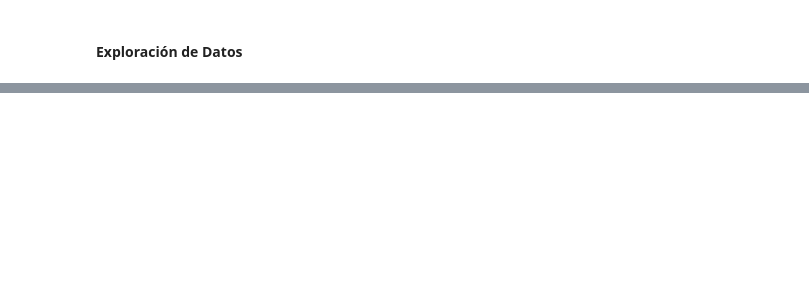
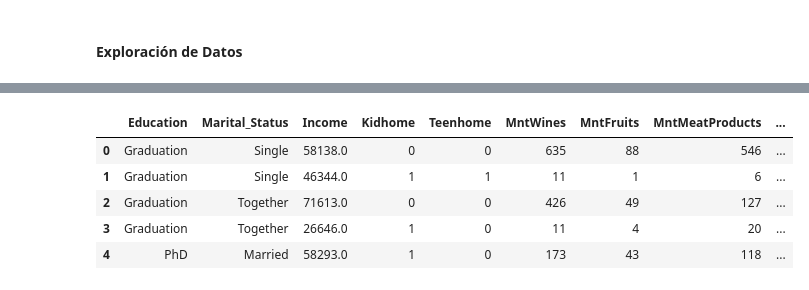
Before and after one commit to Ju-oogle/DS-CH-32845, a Jupyter notebook: Customer_Analysis.ipynb, the cells around one changed output, grey strips where cells are left out. Drawn from its saved outputs; the diff is of its cells as text; code cells hidden in the pictures; blank space fills up the shorter version.

```diff
--- a/Customer_Analysis.ipynb
+++ b/Customer_Analysis.ipynb
@@ -55,0 +133,14 @@ df.describe()
+# %%
+# Segmentación del DF que exclusivamente incluye las columnas señaladas como importantes para este análisis
+df_selection = df.loc[:, ['Education', 'Marital_Status', 'Income', 'Kidhome','Teenhome', 'MntWines',
+                          'MntFruits','MntMeatProducts', 'MntFishProducts', 'MntSweetProducts','MntGoldProds']]
+# %%
+# Primeros 5 datos del DF segmentado
+df_selection.head()
+# %% [output]
+|  | Education | Marital_Status | Income | Kidhome | Teenhome | MntWines | MntFruits | MntMeatProducts | ... |
+| 0 | Graduation | Single | 58138.0 | 0 | 0 | 635 | 88 | 546 | ... |
+| 1 | Graduation | Single | 46344.0 | 1 | 1 | 11 | 1 | 6 | ... |
+| 2 | Graduation | Together | 71613.0 | 0 | 0 | 426 | 49 | 127 | ... |
+| 3 | Graduation | Together | 26646.0 | 1 | 0 | 11 | 4 | 20 | ... |
+| 4 | PhD | Married | 58293.0 | 1 | 0 | 173 | 43 | 118 | ... |
```
Also changed, not shown: parts of 11 cells of this notebook, 2 other files.
